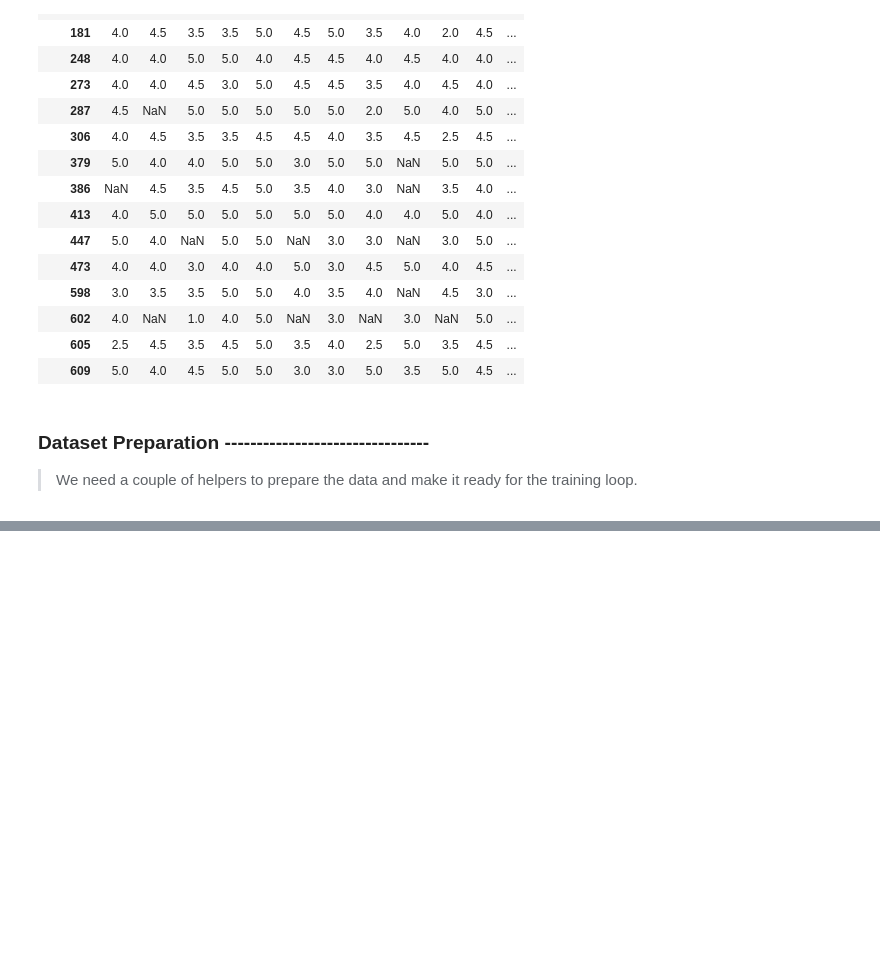
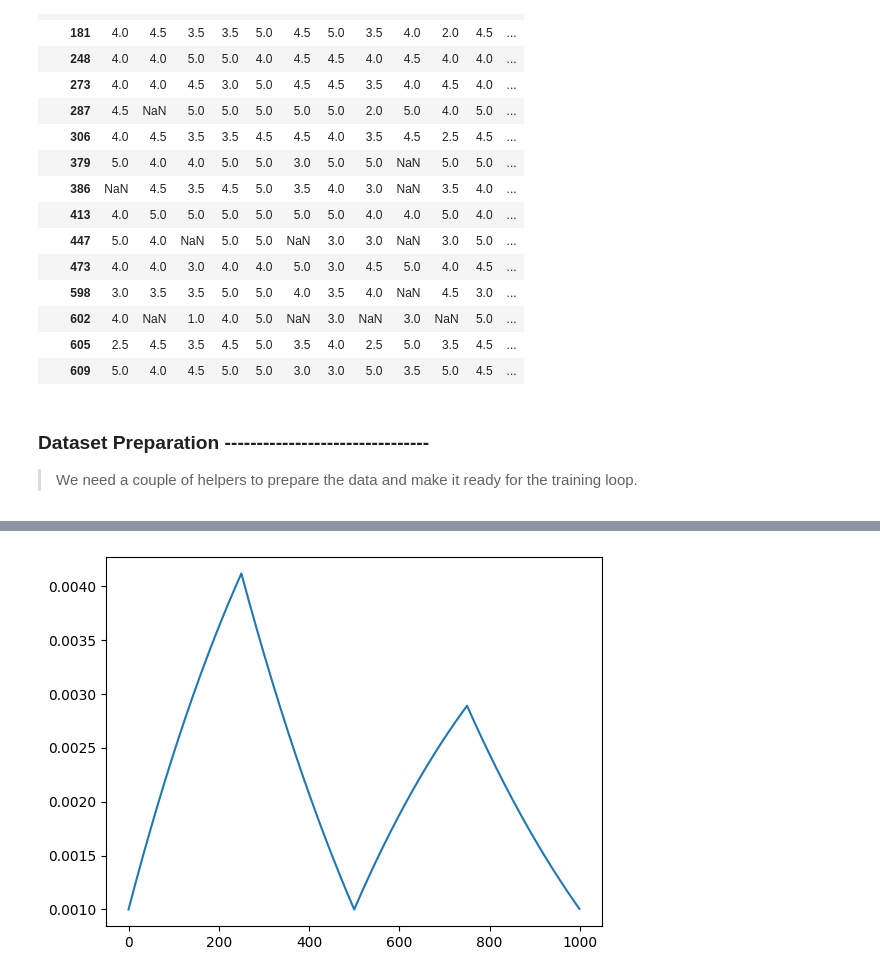
Before and after one commit to Paul-Ndirangu/Movie-Recomendation-System-FastAPI, a Jupyter notebook: backend/collaborative_filtering_with_Pytorch.ipynb, the cells around one changed output, grey strips where cells are left out. Saved outputs shown, nothing was run; the diff lists cells and outputs as text; code cells hidden in the pictures; blank space fills up the shorter version.

```diff
--- a/backend/collaborative_filtering_with_Pytorch.ipynb
+++ b/backend/collaborative_filtering_with_Pytorch.ipynb
@@ -141,0 +420,4 @@ class MovieDataset:
+# %%
+plot_lr(triangular(250, 0.005, 'exp_range', gamma=0.999))
+# %% [output]
+[figure, added]
```
Also changed, not shown: parts of 42 cells of this notebook, 1 other file.
